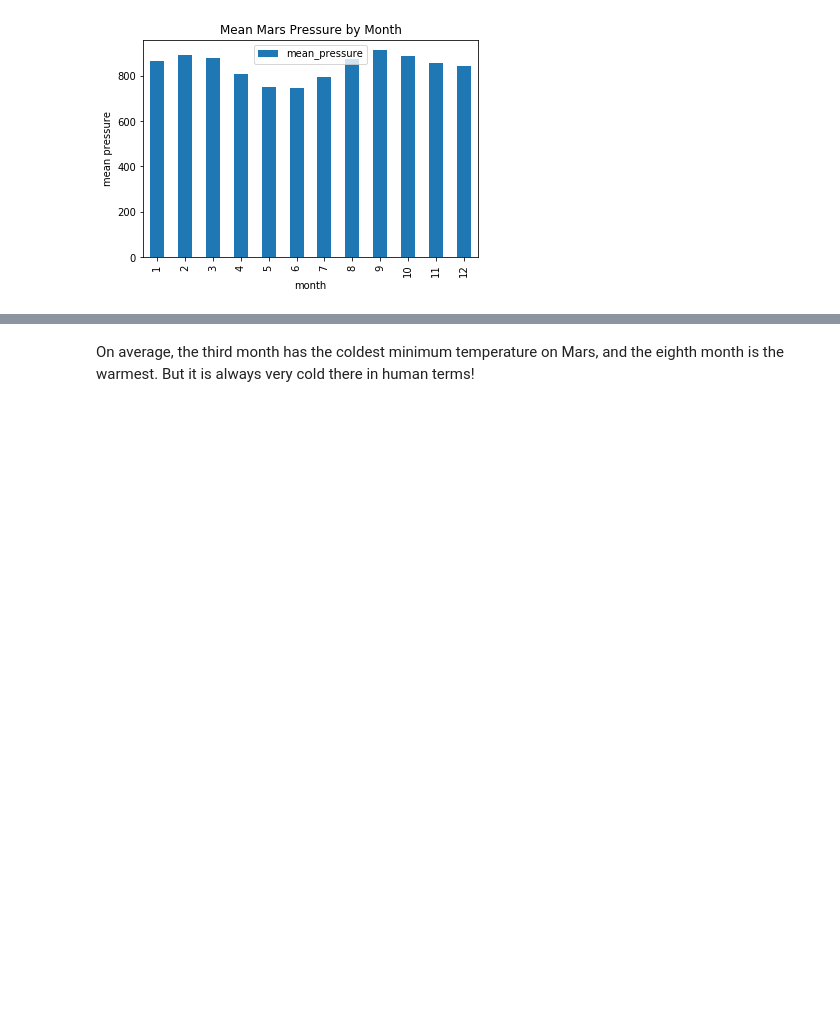
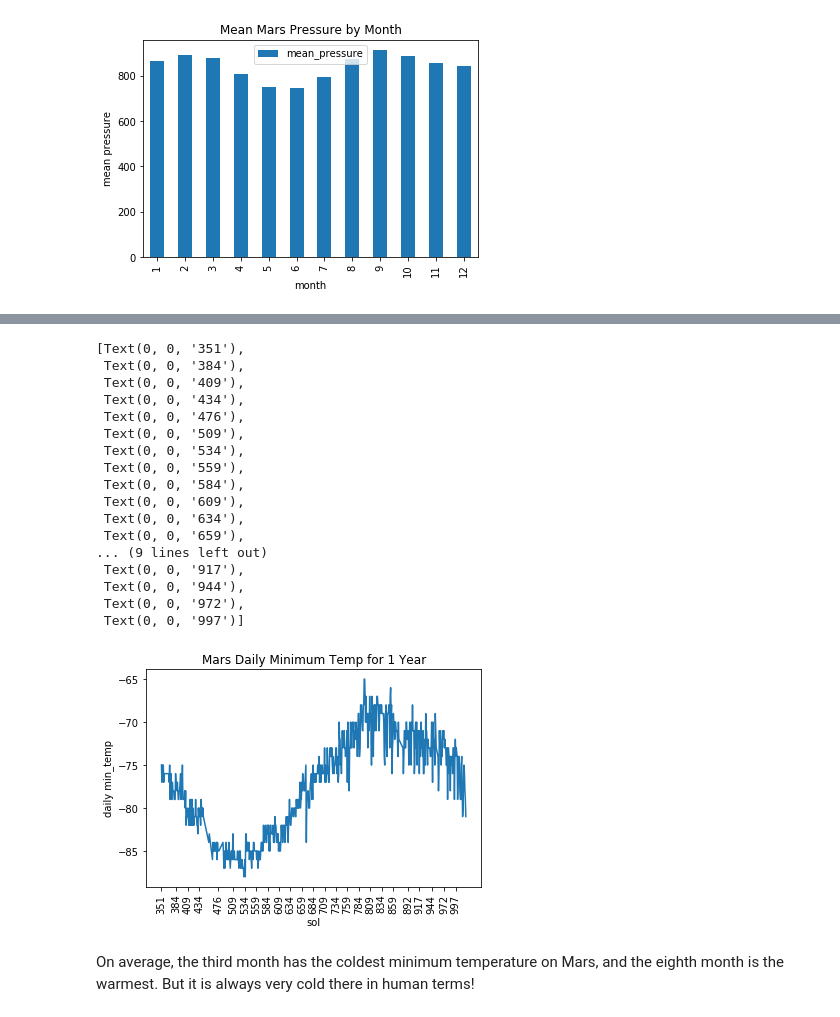
Before and after one commit to zmoloci/Challenge11-WebScraping, a Jupyter notebook: part_2_mars_weather.ipynb, the cells around one changed output, grey strips where cells are left out. Drawn from its saved outputs; the diff is of its cells as text; code cells hidden in the pictures; blank space fills up the shorter version.

```diff
--- a/part_2_mars_weather.ipynb
+++ b/part_2_mars_weather.ipynb
@@ -259,0 +250,24 @@ Text(0.5, 1.0, 'Mean Mars Pressure by Month')
+# %%
+# 5. How many terrestrial (earth) days are there in a Martian year?
+
+for i in range(len(table_df)):
+    if table_df.iloc[i,4] == 1:
+        terr_day_one = table_df.iloc[i,1]
+        mars_day_one = i
+        break
+
+for j in range(mars_day_one,len(table_df)):
+    if table_df.iloc[j,4] == 12:
+        mars_12mo_day = j
+        break
+
+for k in range(mars_12mo_day,len(table_df)):
+    if table_df.iloc[k,4] == 1:
+        terr_day_x = table_df.iloc[k,1]
+        break
+
+terr_days_in_mar_yr = terr_day_x - terr_day_one
+terr_days_in_mar_yr.days
+
+
+print(f'Approximately {terr_days_in_mar_yr} elapse on Earth in 1 year on Mars')
@@ -260,3 +276,40 @@ Text(0.5, 1.0, 'Mean Mars Pressure by Month')
+# %%
+# Visually estimate the result by plotting the daily minimum temperature.
+
+table_df_one_mar_yr = table_df.loc[i:k]
+
+x = table_df_one_mar_yr['sol']
+y = table_df_one_mar_yr['min_temp']
+
+# Plot the average temperature by month
+# ax = table_df_one_mar_yr.plot.bar(y='min_temp')
+ax=plt.subplot(1,1,1)
+ax.plot(x,y)
+ax.set_ylabel('daily min_temp')
+ax.set_xlabel('sol')
+ax.set_title('Mars Daily Minimum Temp for 1 Year')
+
+ax.set_xticks(x[::25])
+ax.set_xticklabels(x[::25],rotation=90)
+# %% [output]
+[Text(0, 0, '351'),
+ Text(0, 0, '384'),
+ Text(0, 0, '409'),
+ Text(0, 0, '434'),
+ Text(0, 0, '476'),
+ Text(0, 0, '509'),
+ Text(0, 0, '534'),
+ Text(0, 0, '559'),
+ Text(0, 0, '584'),
+ Text(0, 0, '609'),
+ Text(0, 0, '634'),
+ Text(0, 0, '659'),
+... (9 lines left out)
+ Text(0, 0, '917'),
+ Text(0, 0, '944'),
+ Text(0, 0, '972'),
+ Text(0, 0, '997')]
+[figure, added]
 # %% [markdown]
 On average, the third month has the coldest minimum temperature on Mars, and the eighth month is the warmest. But it is always very cold there in human terms!
 # %% [markdown]
```
Also changed, not shown: parts of 3 cells of this notebook.
